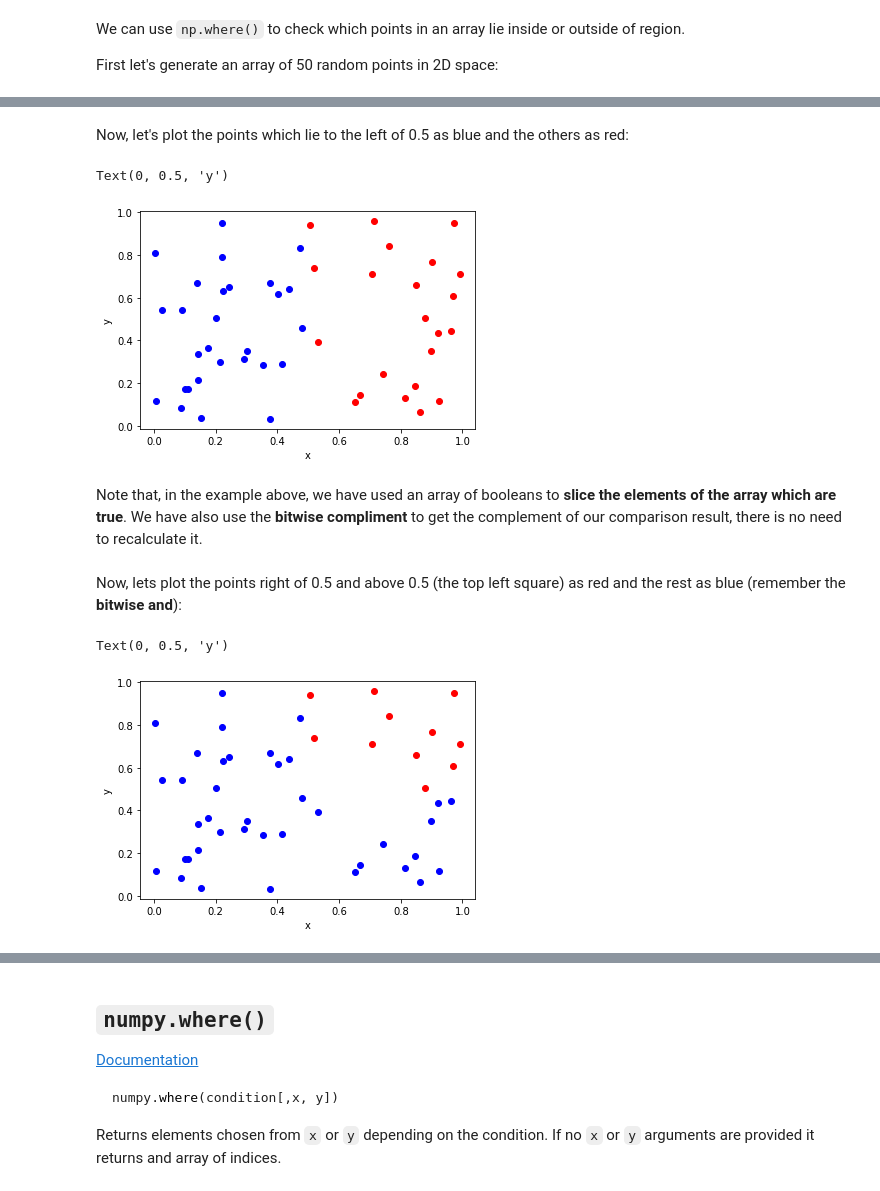
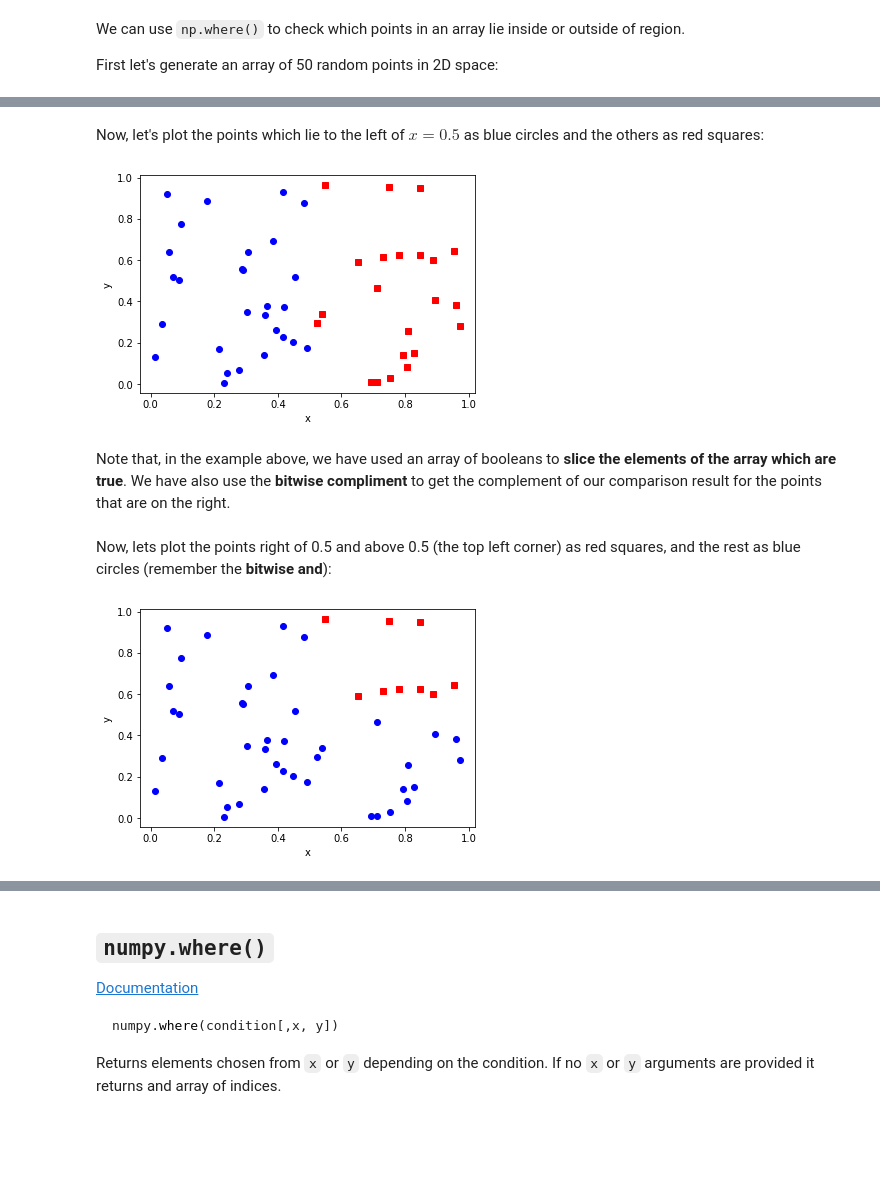
Before and after one commit to maystey/uct-nassp-cm, a Jupyter notebook: _sources/content/scientific-packages/numpy/where.ipynb, the cells around one changed output, grey strips where cells are left out. Cells and saved outputs as stored; diff of their text form; code cells hidden in the pictures; blank space fills up the shorter version.

```diff
--- a/_sources/content/scientific-packages/numpy/where.ipynb
+++ b/_sources/content/scientific-packages/numpy/where.ipynb
@@ -72,9 +72,10 @@ We can use `np.where()` to check which points in an array lie inside or outside
 
 First let's generate an array of 50 random points in 2D space:
 # %%
-points = np.random.random((2, 50))
+x = np.random.random(50)
+y = np.random.random(50)
 
-plt.plot(points[0, :], points[1, :], 'ro')
+plt.plot(x, y, 'ro')
 
 plt.xlabel('x')
 plt.ylabel('y')
@@ -110,32 +86,34 @@ Note that axis 0 of `points` is used to represent the x and y values, and axis 1
 # %% [markdown]
-Now, let's plot the points which lie to the left of 0.5 as blue and the others as red:
+Now, let's plot the points which lie to the left of $x = 0.5$ as blue circles and the others as red squares:
 # %%
-is_left = points[0, :] < 0.5 #True where left of 0.5
+is_left = x < 0.5 #True where left of 0.5
 
-plt.plot(points[0, is_left], points[1, is_left], 'bo')
-plt.plot(points[0, ~ (is_left)], points[1, ~ is_left], 'ro')
+plt.plot(x[is_left], y[is_left], 'bo')
+plt.plot(x[~is_left], y[~is_left], 'rs')
 
 plt.xlabel('x')
 plt.ylabel('y')
+
+plt.show()
 # %% [output]
-Text(0, 0.5, 'y')
-[figure, old version]
+[figure, new version]
 # %% [markdown]
-Note that, in the example above, we have used an array of booleans to **slice the elements of the array which are true**. We have also use the **bitwise compliment** to get the complement of our comparison result, there is no need to recalculate it.
+Note that, in the example above, we have used an array of booleans to **slice the elements of the array which are true**. We have also use the **bitwise compliment** to get the complement of our comparison result for the points that are on the right.
 # %% [markdown]
-Now, lets plot the points right of 0.5 and above 0.5 (the top left square) as red and the rest as blue (remember the **bitwise and**):
+Now, lets plot the points right of 0.5 and above 0.5 (the top left corner) as red squares, and the rest as blue circles (remember the **bitwise and**):
 # %%
 #True if in top left square
-is_top_left = (points[0, :] > 0.5) & (points[1, :] > 0.5)
+is_top_left = (x > 0.5) & (y > 0.5)
 
-plt.plot(points[0, is_top_left], points[1, is_top_left], 'ro')
-plt.plot(points[0, ~ (is_top_left)], points[1, ~ is_top_left], 'bo')
+plt.plot(x[is_top_left], y[is_top_left], 'rs')
+plt.plot(x[~is_top_left], y[~ is_top_left], 'bo')
 
 plt.xlabel('x')
 plt.ylabel('y')
+
+plt.show()
 # %% [output]
-Text(0, 0.5, 'y')
-[figure, old version]
+[figure, new version]
 # %% [markdown]
 </div>
 # %% [markdown]
```
Also changed, not shown: parts of 2 cells of this notebook, 7 other files.
